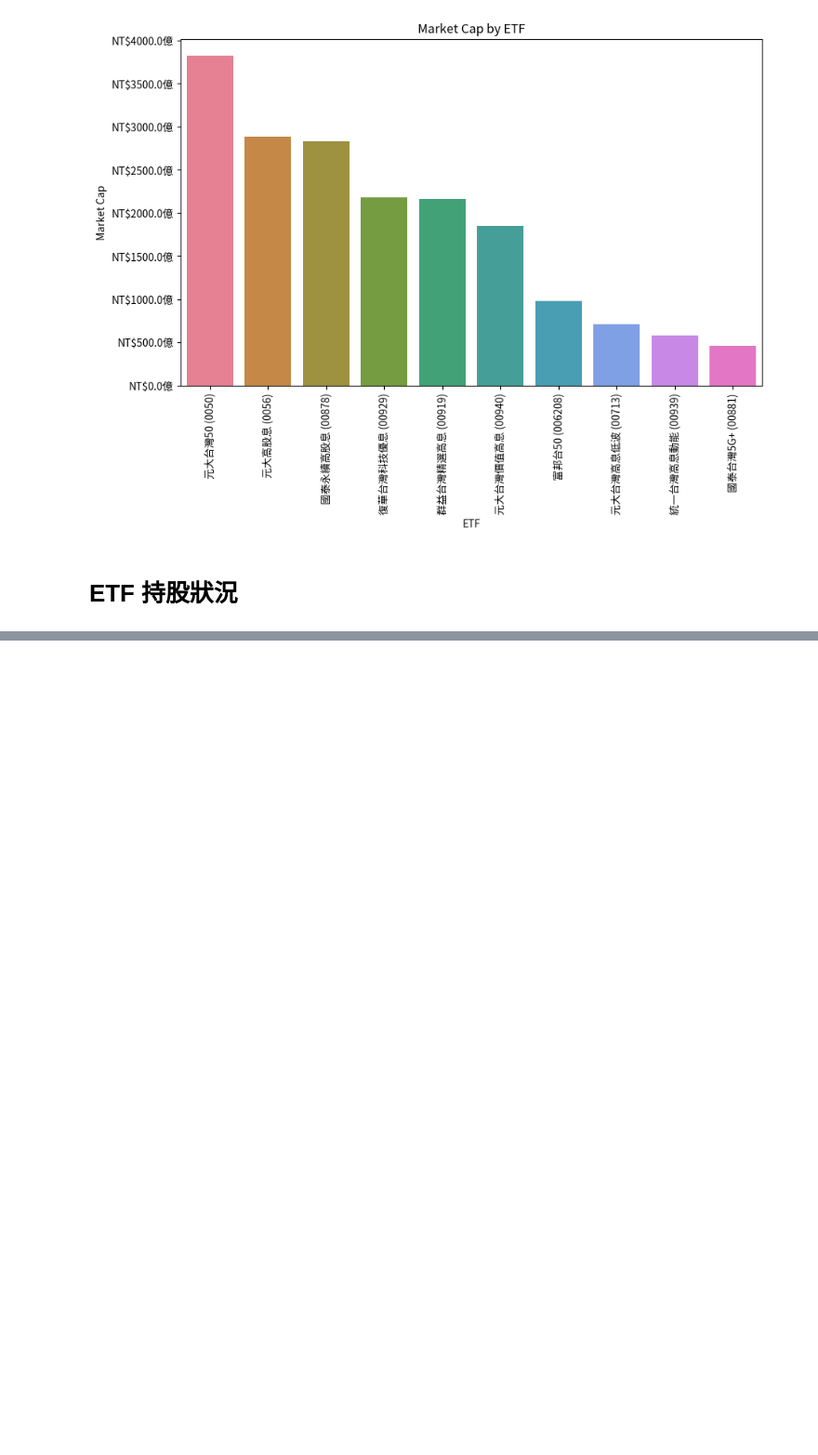
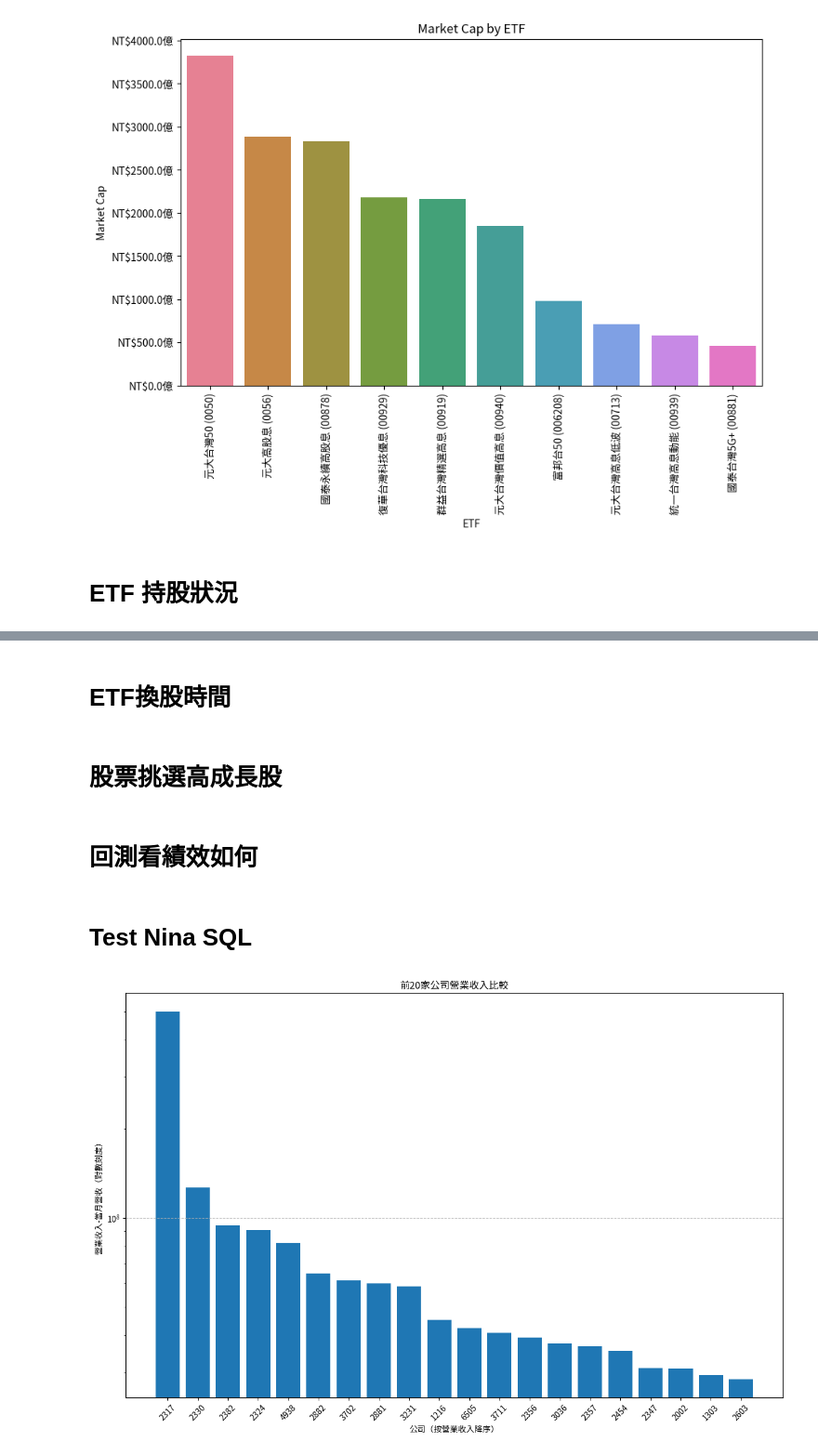
Before and after one commit to ccClub-Investment-Project/ccClub_InvestmentProject, a Jupyter notebook: sola/etf_study/etf_study.ipynb, the cells around one changed output, grey strips where cells are left out. Shown at 93% size. Cells and saved outputs as stored; diff of their text form; code cells hidden in the pictures; blank space fills up the shorter version.

Commit message:
feature: test postgreSQL(Nina) OK feature: add .env

```diff
--- a/sola/etf_study/etf_study.ipynb
+++ b/sola/etf_study/etf_study.ipynb
@@ -269,3 +269,72 @@ fig.update_layout(title_text='0050 ETF成分股 總價值比例',
 fig.show()
 # %% [output]
 [interactive output not drawn]
+# %% [markdown]
+# ETF換股時間
+# %% [markdown]
+# 股票挑選高成長股
+# %% [markdown]
+# 回測看績效如何
+# %% [markdown]
+# Test Nina SQL
+# %%
+import os
+from dotenv import load_dotenv
+
+load_dotenv()
+dbname = os.getenv("dbname")
+user = os.getenv("user")
+password = os.getenv("password")
+host = os.getenv("host")
+port = os.getenv("port")
+
+import psycopg2
+import matplotlib.pyplot as plt
+
+conn = psycopg2.connect(
+        dbname=dbname,
+        user=user,
+        password=password,
+        host=host,
+        port=5432,
+        client_encoding='utf-8'  # Set client encoding to utf-8
+    )
+
+# 創建游標對象
+cur = conn.cursor()
+
+# 執行 SQL 查詢（注意欄位名稱的引號）
+cur.execute('SELECT 公司代號, "營業收入-當月營收" FROM twse_data')
+
+# 獲取所有結果
+rows = cur.fetchall()
+
+# 分離公司代號和營業收入
+company_codes = [row[0] for row in rows]
+revenues = [row[1] for row in rows]
+
+# 按營業收入降序排序
+sorted_data = sorted(zip(company_codes, revenues), key=lambda x: x[1], reverse=True)
+company_codes, revenues = zip(*sorted_data)
+
+# 只顯示前20家公司
+company_codes = company_codes[:20]
+revenues = revenues[:20]
+
+# 繪製柱狀圖
+plt.figure(figsize=(12, 8))
+plt.bar(range(len(company_codes)), revenues)
+plt.xlabel('公司（按營業收入降序）')
+plt.ylabel('營業收入-當月營收（對數刻度）')
+plt.title('前20家公司營業收入比較')
+plt.xticks(range(len(company_codes)), company_codes, rotation=45)
+plt.grid(axis='y', linestyle='--', alpha=0.7)
+plt.yscale('log')  # 設置y軸為對數刻度
+plt.tight_layout()
+plt.show()
+
+# 關閉游標和連接
+cur.close()
+conn.close()
+# %% [output]
+[figure, added]
```
Also changed, not shown: parts of 2 cells of this notebook, 2 other files.
